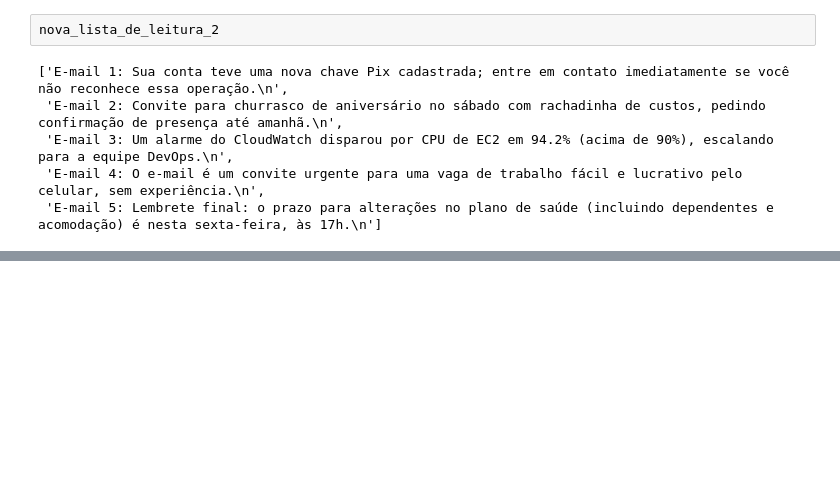
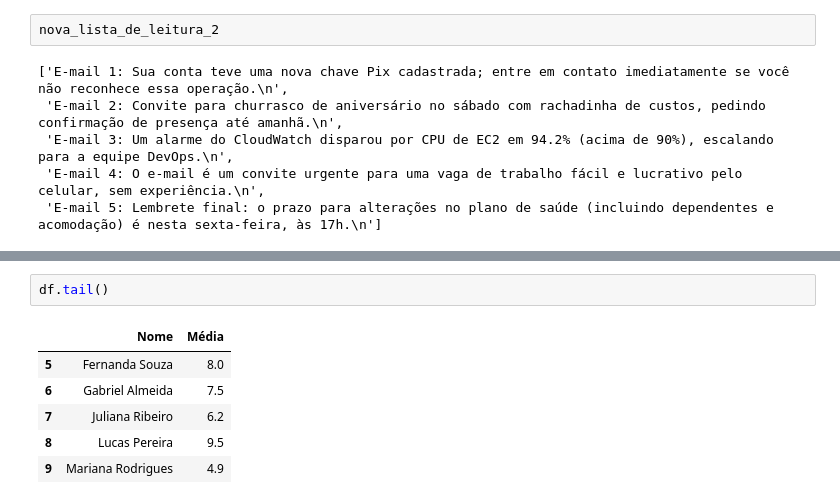
Before and after one commit to Bodegami/formacao-especialista-em-ia, a Jupyter notebook: python-ia-aplicada/Python_applied_ai.ipynb, the cells around one changed output, grey strips where cells are left out. Cells and saved outputs as stored; diff of their text form; blank space fills up the shorter version.

```diff
--- a/python-ia-aplicada/Python_applied_ai.ipynb
+++ b/python-ia-aplicada/Python_applied_ai.ipynb
@@ -1081,0 +1111,9 @@ nova_lista_de_leitura_2
+# %%
+df.tail()
+# %% [output]
+|  | Nome | Média |
+| 5 | Fernanda Souza | 8.0 |
+| 6 | Gabriel Almeida | 7.5 |
+| 7 | Juliana Ribeiro | 6.2 |
+| 8 | Lucas Pereira | 9.5 |
+| 9 | Mariana Rodrigues | 4.9 |
```
Also changed, not shown: parts of 9 cells of this notebook.
